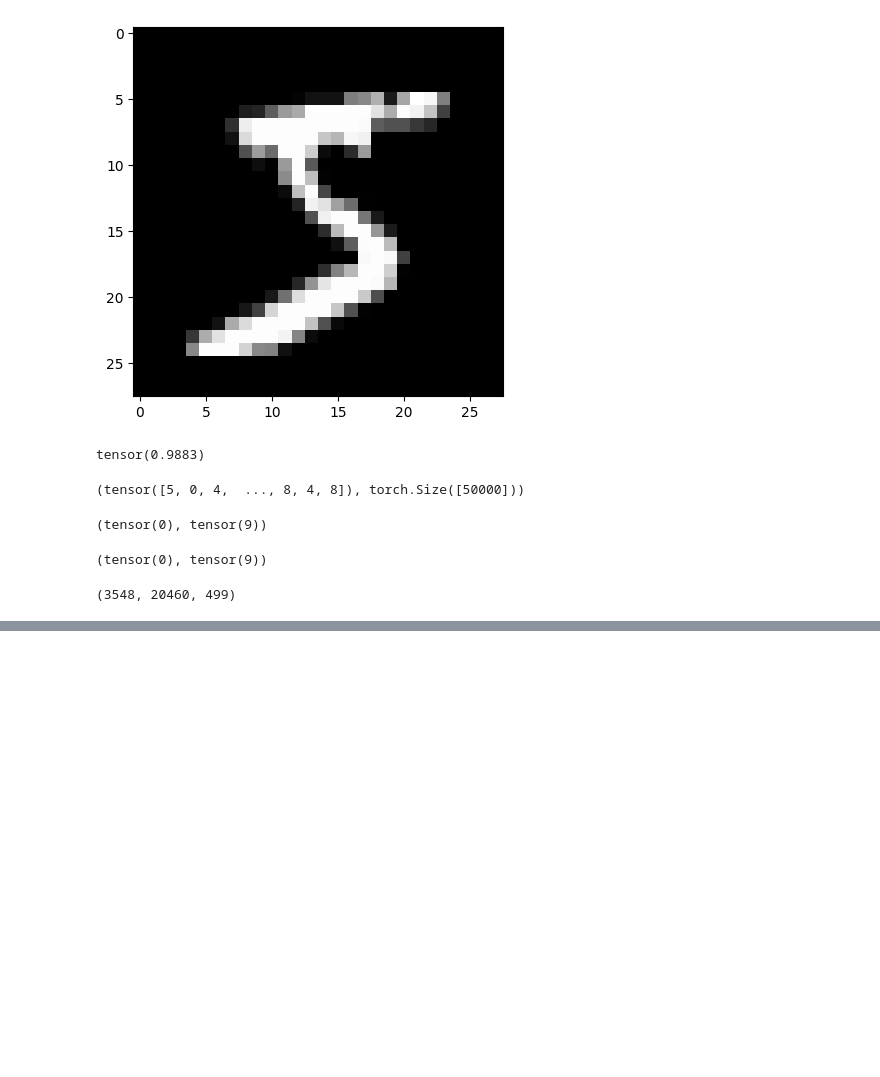
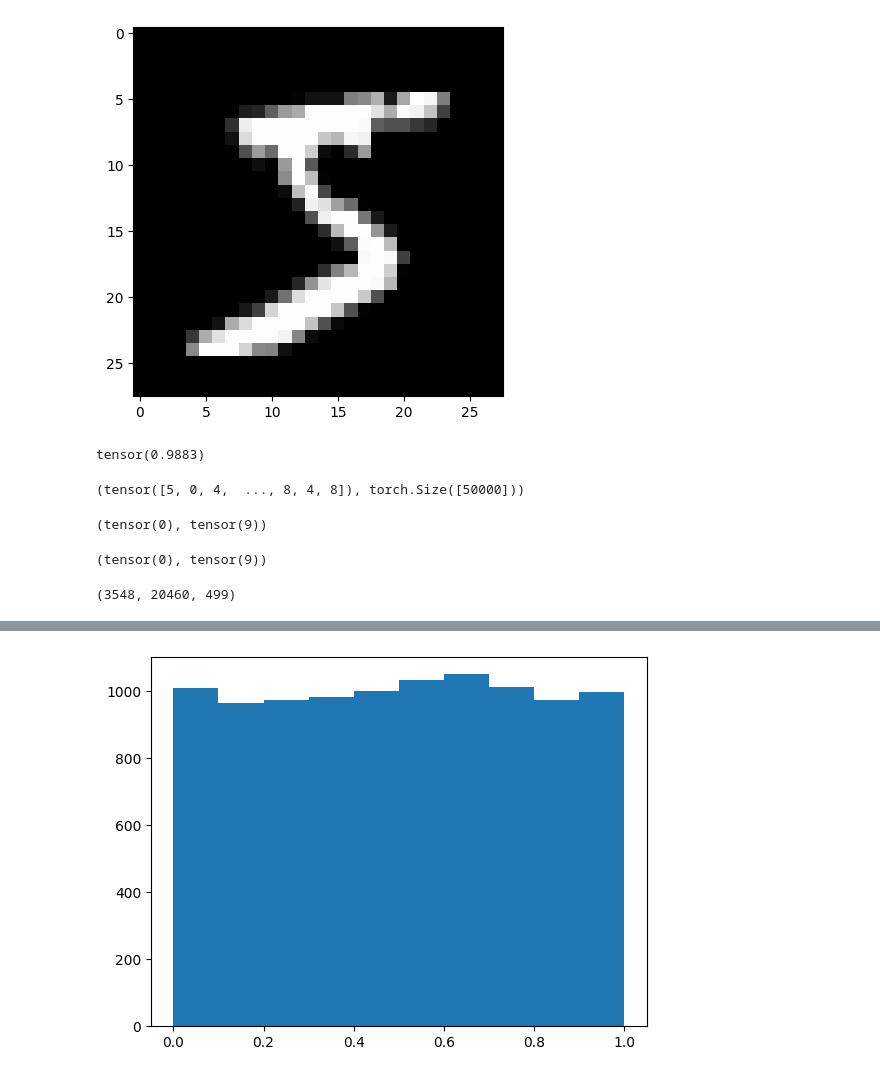
Before and after one commit to satani99/fastai_22_2, a Jupyter notebook: matmul.ipynb, the cells around one changed output, grey strips where cells are left out. Drawn from its saved outputs; the diff is of its cells as text; code cells hidden in the pictures; blank space fills up the shorter version.

```diff
--- a/matmul.ipynb
+++ b/matmul.ipynb
@@ -165,0 +178,4 @@ In child: tensor([0.1899])
+# %%
+plt.hist([rand() for _ in range(10000)]);
+# %% [output]
+[figure, added]
```
Also changed, not shown: parts of 11 cells of this notebook.
